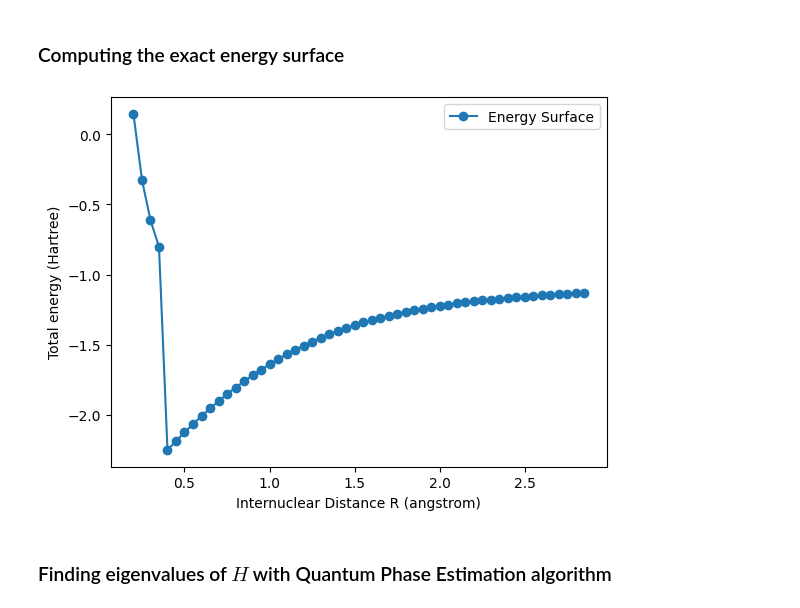
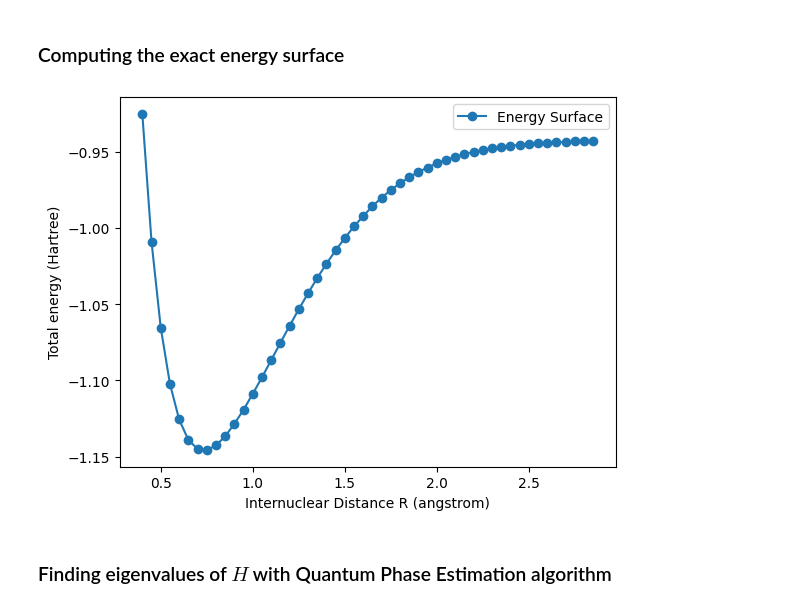
Before and after one commit to miguelruor/QPE-for-H2, a Jupyter notebook: QPE.ipynb, the cells around one changed output. Saved outputs shown, nothing was run; the diff lists cells and outputs as text; code cells hidden in the pictures.

```diff
--- a/QPE.ipynb
+++ b/QPE.ipynb
@@ -242,13 +242,16 @@ for idx, coeffs in coeffs_df.iterrows():
     eigs_H = np.linalg.eigvals(hamiltonian)
     energy_surface[idx] = np.min(eigs_H).real
 # %%
-plt.plot(coeffs_df["nuclear_dist"], energy_surface, marker="o", label="Energy Surface")
+total_energy = energy_surface + 1/(coeffs_df["nuclear_dist"]*1.88973)
+indices = total_energy < 0.5
+
+plt.plot(coeffs_df["nuclear_dist"].loc[indices], total_energy.loc[indices], marker="o", label="Energy Surface")
 plt.xlabel("Internuclear Distance R (angstrom)")
 plt.ylabel("Total energy (Hartree)")
 plt.legend()
 plt.show()
 # %% [output]
-[figure, old version]
+[figure, new version]
 # %% [markdown]
 ### Finding eigenvalues of $H$ with Quantum Phase Estimation algorithm
 # %% [markdown]
```
Also changed, not shown: parts of 11 cells of this notebook.
